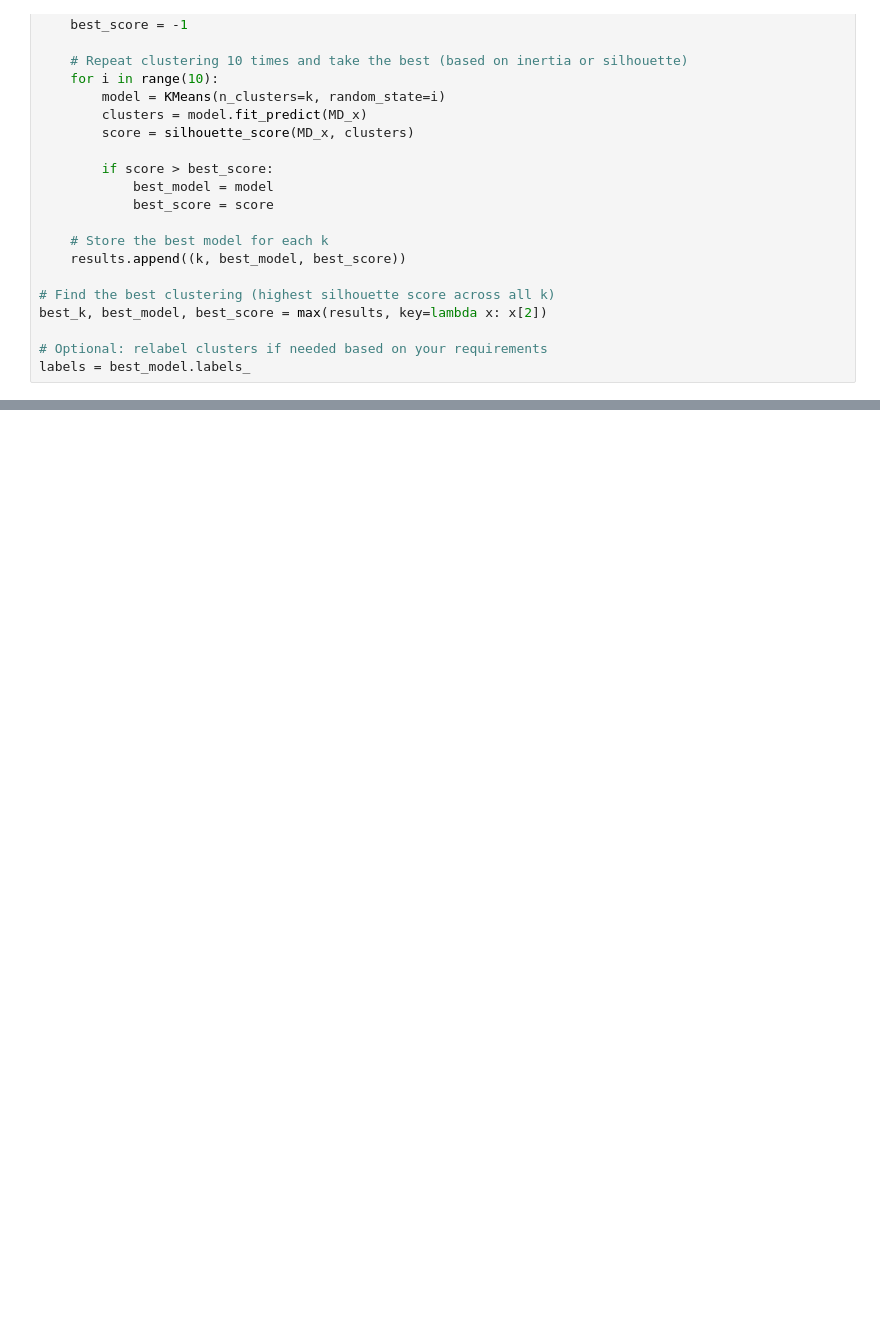
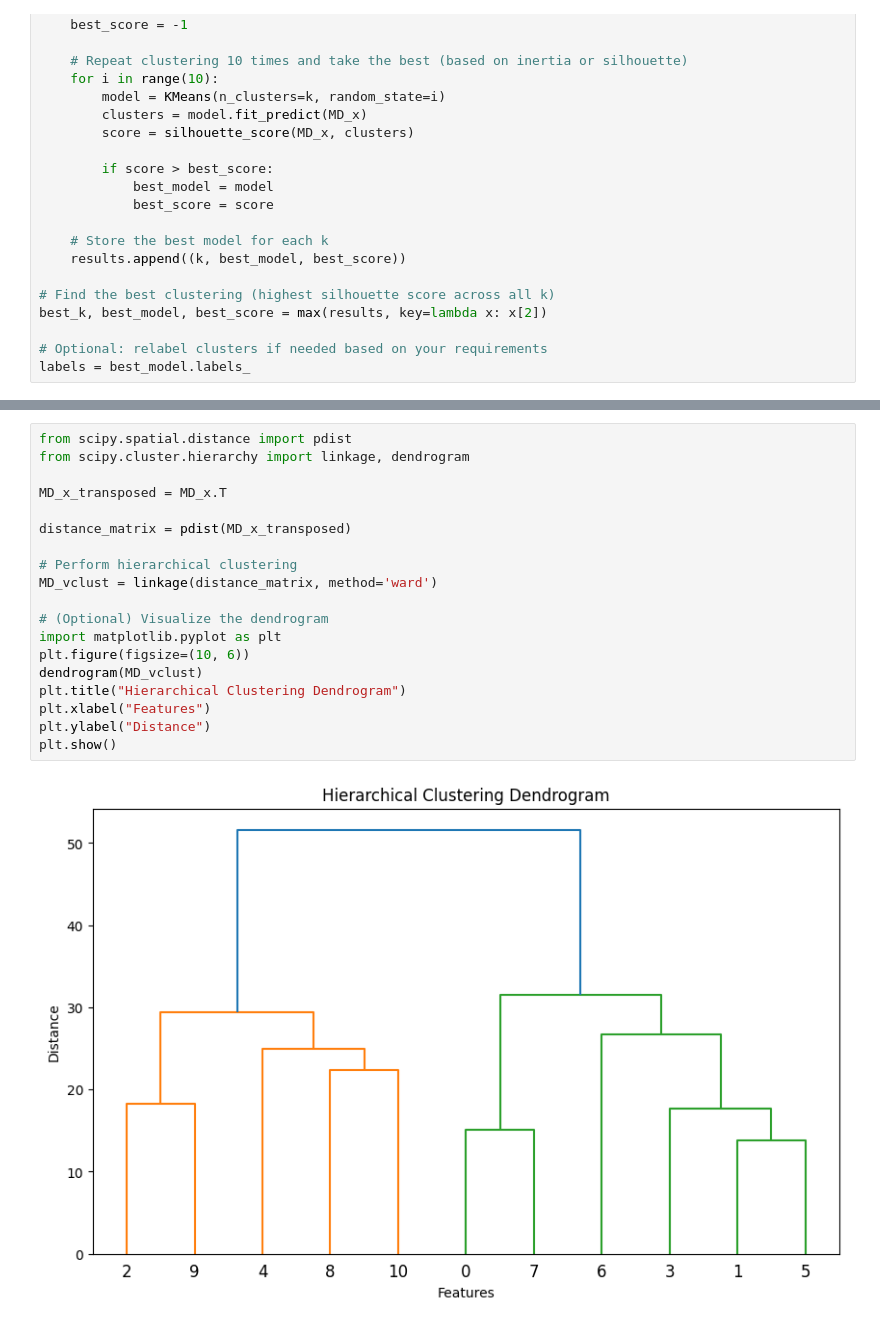
Before and after one commit to Saifansari-ai/McDonald-s, a Jupyter notebook: Mcdonald's.ipynb, the cells around one changed output, grey strips where cells are left out. Drawn from its saved outputs; the diff is of its cells as text; blank space fills up the shorter version.

```diff
--- a/Mcdonald's.ipynb
+++ b/Mcdonald's.ipynb
@@ -129,0 +330,21 @@ labels = best_model.labels_
+# %%
+from scipy.spatial.distance import pdist
+from scipy.cluster.hierarchy import linkage, dendrogram
+
+MD_x_transposed = MD_x.T
+
+distance_matrix = pdist(MD_x_transposed)
+
+# Perform hierarchical clustering
+MD_vclust = linkage(distance_matrix, method='ward')
+
+# (Optional) Visualize the dendrogram
+import matplotlib.pyplot as plt
+plt.figure(figsize=(10, 6))
+dendrogram(MD_vclust)
+plt.title("Hierarchical Clustering Dendrogram")
+plt.xlabel("Features")
+plt.ylabel("Distance")
+plt.show()
+# %% [output]
+[figure, added]
```
Also changed, not shown: parts of 13 cells of this notebook.
